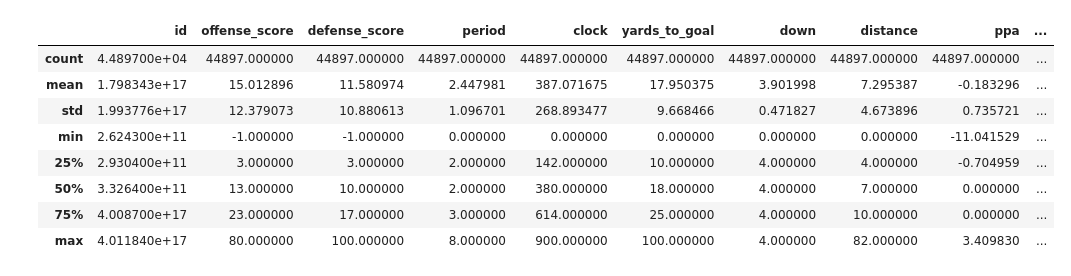
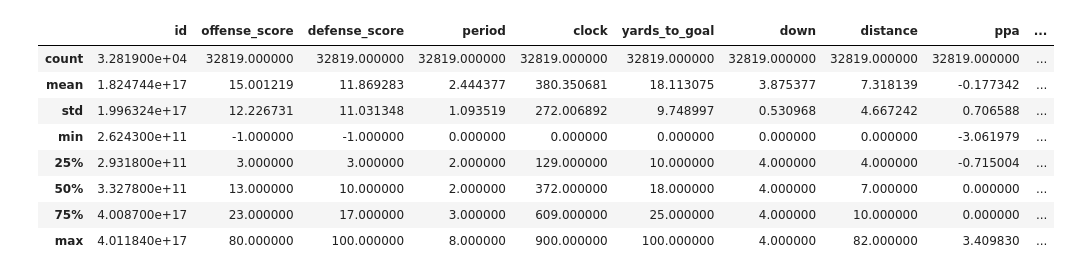
Before and after one commit to jasonjstewart/college-football, a Jupyter notebook: EDA_College_Football.ipynb, the cells around one changed output. Drawn from its saved outputs; the diff is of its cells as text; code cells hidden in the pictures.

```diff
--- a/EDA_College_Football.ipynb
+++ b/EDA_College_Football.ipynb
@@ -2,16 +2,16 @@
 <a href="https://colab.research.google.com/github/jasonjstewart/college-football/blob/Jason/EDA_College_Football.ipynb" target="_parent"><img src="https://colab.research.google.com/assets/colab-badge.svg" alt="Open In Colab"/></a>
 # %%
 import pandas as pd
-df=pd.read_csv('https://jasonstewart.s3.amazonaws.com/college-football-data.csv')
+df=pd.read_csv('https://jasonstewart.s3.amazonaws.com/college-football-updated.csv')
 df.describe()
 #THIS IS AWESOME WOOHOO
 # %% [output]
 |  | id | offense_score | defense_score | period | clock | yards_to_goal | down | distance | ppa | ... |
-| count | 4.489700e+04 | 44897.000000 | 44897.000000 | 44897.000000 | 44897.000000 | 44897.000000 | 44897.000000 | 44897.000000 | 44897.000000 | ... |
-| mean | 1.798343e+17 | 15.012896 | 11.580974 | 2.447981 | 387.071675 | 17.950375 | 3.901998 | 7.295387 | -0.183296 | ... |
-| std | 1.993776e+17 | 12.379073 | 10.880613 | 1.096701 | 268.893477 | 9.668466 | 0.471827 | 4.673896 | 0.735721 | ... |
-| min | 2.624300e+11 | -1.000000 | -1.000000 | 0.000000 | 0.000000 | 0.000000 | 0.000000 | 0.000000 | -11.041529 | ... |
-| 25% | 2.930400e+11 | 3.000000 | 3.000000 | 2.000000 | 142.000000 | 10.000000 | 4.000000 | 4.000000 | -0.704959 | ... |
-| 50% | 3.326400e+11 | 13.000000 | 10.000000 | 2.000000 | 380.000000 | 18.000000 | 4.000000 | 7.000000 | 0.000000 | ... |
-| 75% | 4.008700e+17 | 23.000000 | 17.000000 | 3.000000 | 614.000000 | 25.000000 | 4.000000 | 10.000000 | 0.000000 | ... |
+| count | 3.281900e+04 | 32819.000000 | 32819.000000 | 32819.000000 | 32819.000000 | 32819.000000 | 32819.000000 | 32819.000000 | 32819.000000 | ... |
+| mean | 1.824744e+17 | 15.001219 | 11.869283 | 2.444377 | 380.350681 | 18.113075 | 3.875377 | 7.318139 | -0.177342 | ... |
+| std | 1.996324e+17 | 12.226731 | 11.031348 | 1.093519 | 272.006892 | 9.748997 | 0.530968 | 4.667242 | 0.706588 | ... |
+| min | 2.624300e+11 | -1.000000 | -1.000000 | 0.000000 | 0.000000 | 0.000000 | 0.000000 | 0.000000 | -3.061979 | ... |
+| 25% | 2.931800e+11 | 3.000000 | 3.000000 | 2.000000 | 129.000000 | 10.000000 | 4.000000 | 4.000000 | -0.715004 | ... |
+| 50% | 3.327800e+11 | 13.000000 | 10.000000 | 2.000000 | 372.000000 | 18.000000 | 4.000000 | 7.000000 | 0.000000 | ... |
+| 75% | 4.008700e+17 | 23.000000 | 17.000000 | 3.000000 | 609.000000 | 25.000000 | 4.000000 | 10.000000 | 0.000000 | ... |
 | max | 4.011840e+17 | 80.000000 | 100.000000 | 8.000000 | 900.000000 | 100.000000 | 4.000000 | 82.000000 | 3.409830 | ... |
```
Also changed, not shown: parts of 9 cells of this notebook.
